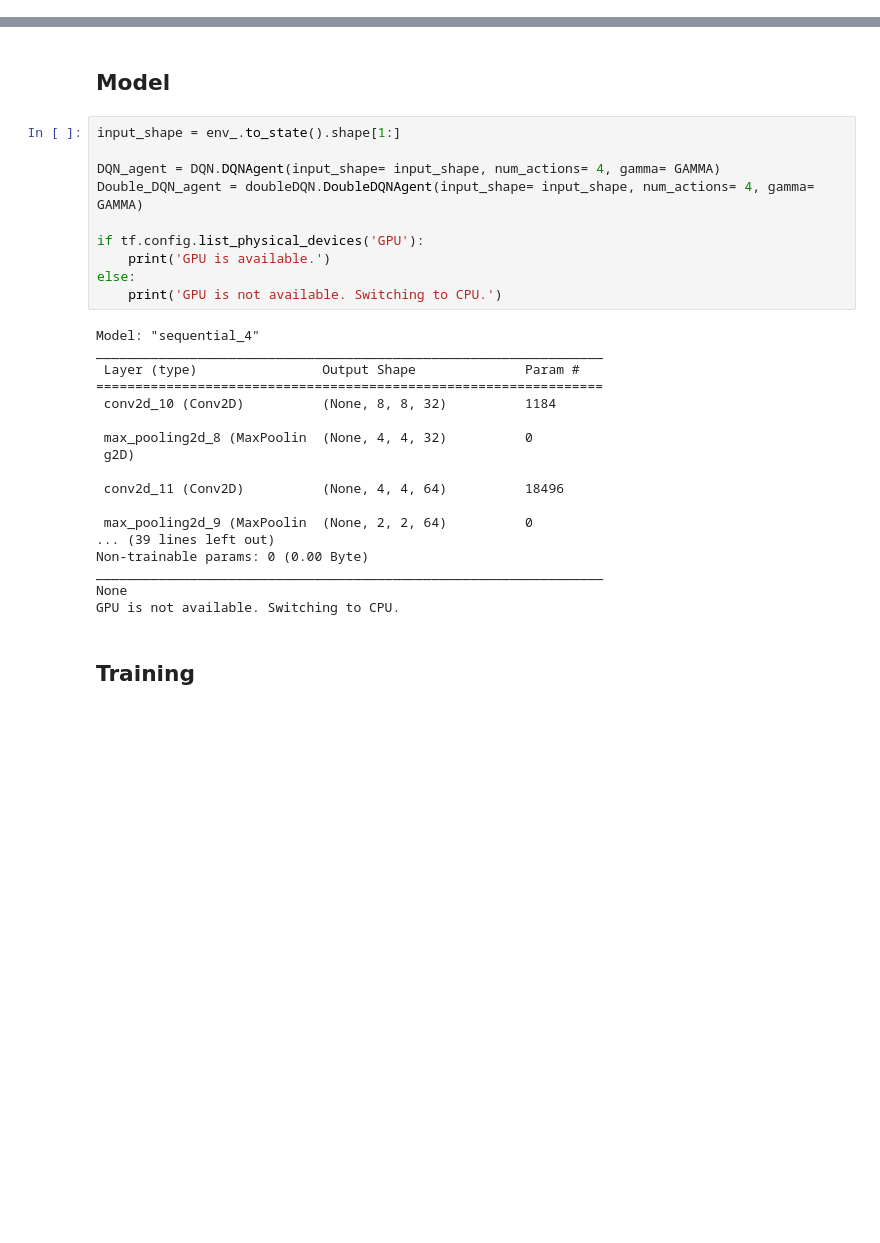
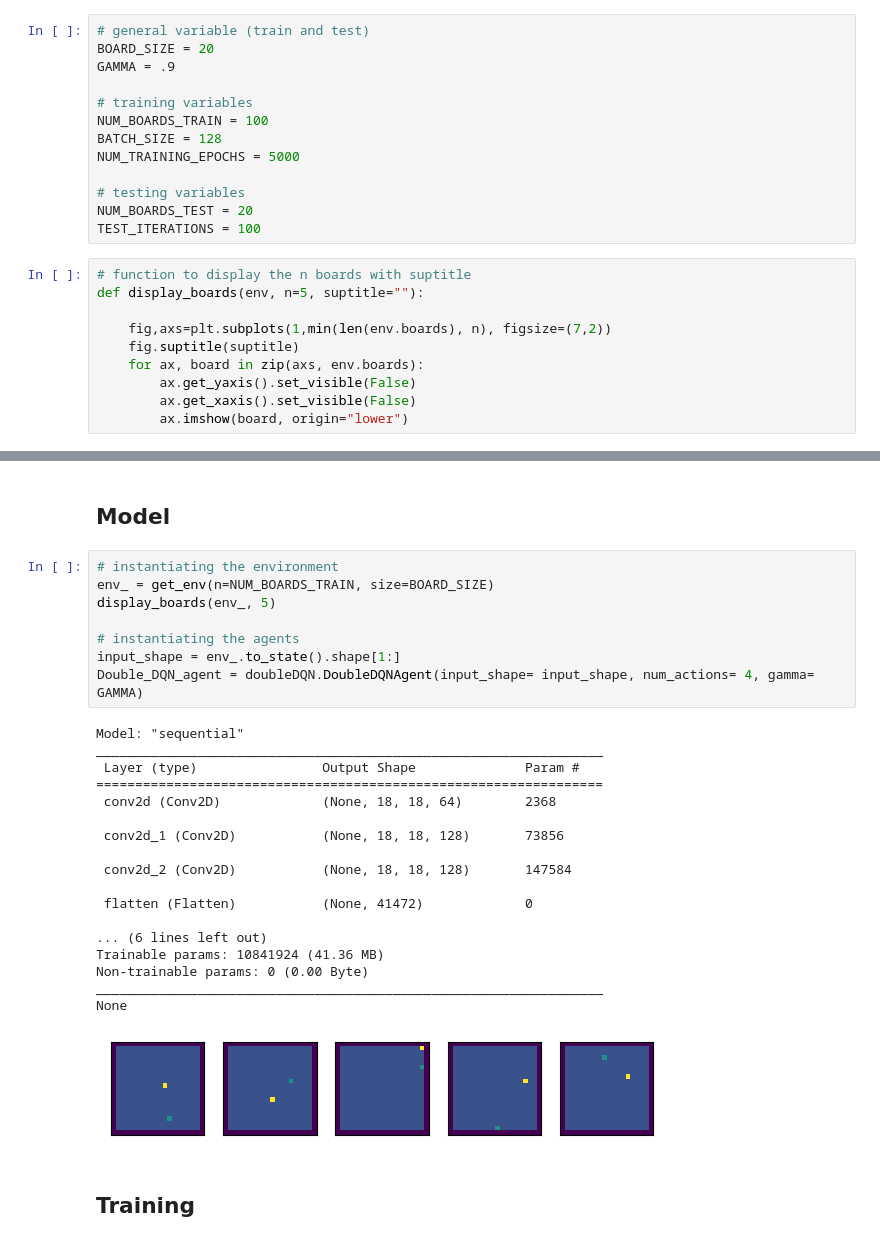
Before and after one commit to navidpourhadi/RL_Snake, a Jupyter notebook: game.ipynb, the cells around one changed output, grey strips where cells are left out. Drawn from its saved outputs; the diff is of its cells as text; blank space fills up the shorter version.

```diff
--- a/game.ipynb
+++ b/game.ipynb
@@ -19,5 +31,28 @@ import AStar_Heuristic
 # %% [markdown]
 ## Environment definition
+# %%
+# general variable (train and test)
+BOARD_SIZE = 20
+GAMMA = .9
+
+# training variables
+NUM_BOARDS_TRAIN = 100
+BATCH_SIZE = 128
+NUM_TRAINING_EPOCHS = 5000
+
+# testing variables
+NUM_BOARDS_TEST = 20
+TEST_ITERATIONS = 100
+# %%
+# function to display the n boards with suptitle
+def display_boards(env, n=5, suptitle=""):
+
+    fig,axs=plt.subplots(1,min(len(env.boards), n), figsize=(7,2))
+    fig.suptitle(suptitle)
+    for ax, board in zip(axs, env.boards):
+        ax.get_yaxis().set_visible(False)
+        ax.get_xaxis().set_visible(False)
+        ax.imshow(board, origin="lower")
 # %%
 %matplotlib inline
 # function to standardize getting an env for the whole notebook
@@ -39,32 +66,31 @@ utils.display_boards(env_, 5)
 # %% [markdown]
 ## Model
-# %%
-input_shape = env_.to_state().shape[1:]
-
-DQN_agent = DQN.DQNAgent(input_shape= input_shape, num_actions= 4, gamma= GAMMA)
-Double_DQN_agent = doubleDQN.DoubleDQNAgent(input_shape= input_shape, num_actions= 4, gamma= GAMMA)
-
-if tf.config.list_physical_devices('GPU'):
-    print('GPU is available.')
-else:
-    print('GPU is not available. Switching to CPU.')
-# %% [output]
-Model: "sequential_4"
-_________________________________________________________________
- Layer (type)                Output Shape              Param #
-=================================================================
- conv2d_10 (Conv2D)          (None, 8, 8, 32)          1184
-
- max_pooling2d_8 (MaxPoolin  (None, 4, 4, 32)          0
- g2D)
-
- conv2d_11 (Conv2D)          (None, 4, 4, 64)          18496
-
- max_pooling2d_9 (MaxPoolin  (None, 2, 2, 64)          0
-... (39 lines left out)
-Non-trainable params: 0 (0.00 Byte)
-_________________________________________________________________
-None
-GPU is not available. Switching to CPU.
+# %%
+# instantiating the environment
+env_ = get_env(n=NUM_BOARDS_TRAIN, size=BOARD_SIZE)
+display_boards(env_, 5)
+
+# instantiating the agents
+input_shape = env_.to_state().shape[1:]
+Double_DQN_agent = doubleDQN.DoubleDQNAgent(input_shape= input_shape, num_actions= 4, gamma= GAMMA)
+# %% [output]
+Model: "sequential"
+_________________________________________________________________
+ Layer (type)                Output Shape              Param #
+=================================================================
+ conv2d (Conv2D)             (None, 18, 18, 64)        2368
+
+ conv2d_1 (Conv2D)           (None, 18, 18, 128)       73856
+
+ conv2d_2 (Conv2D)           (None, 18, 18, 128)       147584
+
+ flatten (Flatten)           (None, 41472)             0
+
+... (6 lines left out)
+Trainable params: 10841924 (41.36 MB)
+Non-trainable params: 0 (0.00 Byte)
+_________________________________________________________________
+None
+[figure, added]
 # %% [markdown]
 ## Training
```
Also changed, not shown: parts of 15 cells of this notebook.
